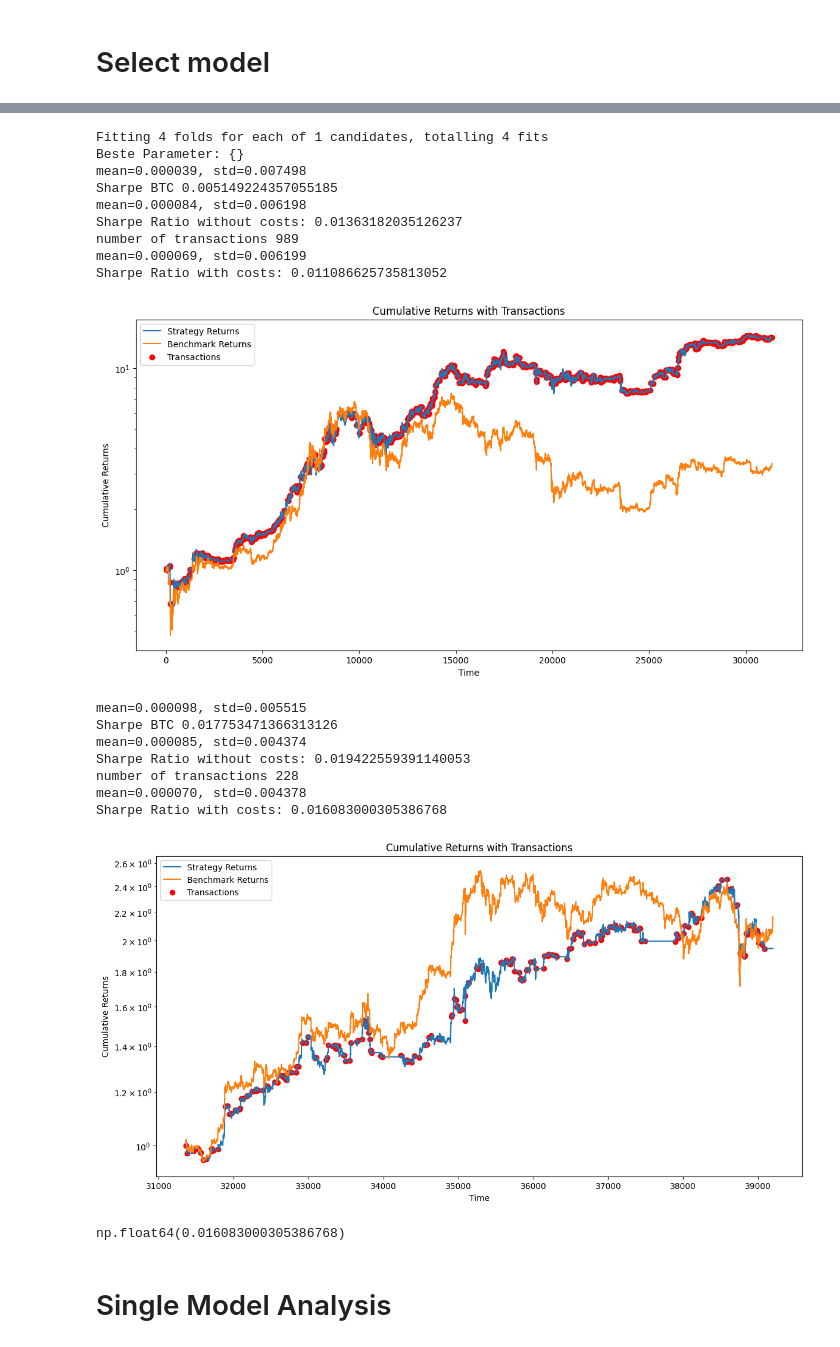
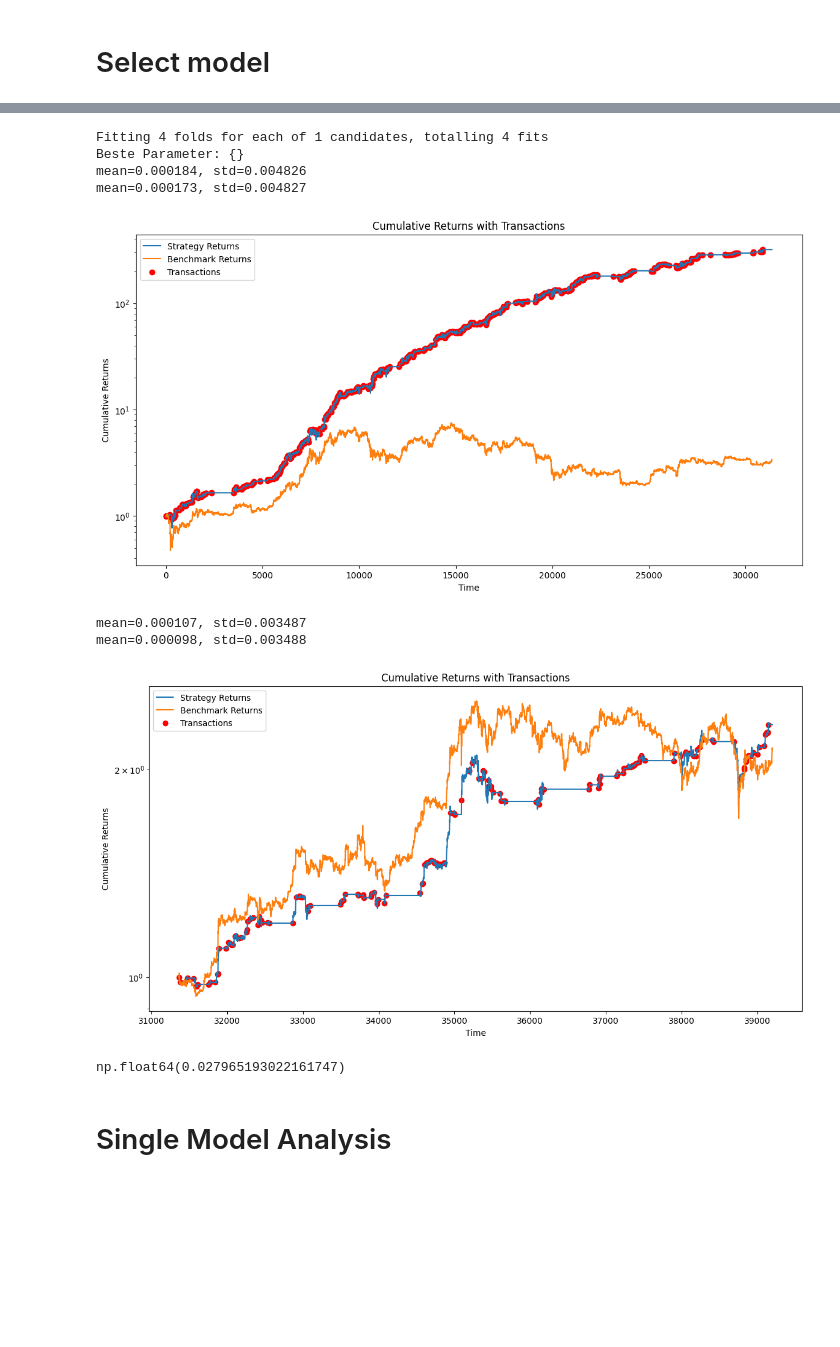
Before and after one commit to adrianbeer/GetaBot, a Jupyter notebook: DecisionTree.ipynb, the cells around one changed output, grey strips where cells are left out. Cells and saved outputs as stored; diff of their text form; code cells hidden in the pictures; blank space fills up the shorter version.

```diff
--- a/DecisionTree.ipynb
+++ b/DecisionTree.ipynb
@@ -436,7 +412,9 @@ def find_best_indicators(data: pd.DataFrame, indicators: list, target: str, hold
     for r in [3, 4, 5, 6]:
         for combo in sample(list(combinations(indicators, r)), max_n_of_models):
             features = list(combo)
-            clf, X_test, X_train = train_model(data, features, target, param_grid=param_grid, estimator=XGBClassifier(random_state=42))
+            clf, X_test, X_train = train_model(data, features, target, param_grid=param_grid, estimator=XGBClassifier(max_depth=3,
+                                                                                                                      random_state=42,
+                                                                                                                      tree_method='hist'))
 
             train_sharpe = evaluate_model(X_train, clf, signal_threshold=signal_threshold, holding_period=holding_period, data=data, plot=plot)
             test_sharpe = evaluate_model(X_test, clf, signal_threshold=signal_threshold, holding_period=holding_period, data=data, plot=plot)
@@ -451,7 +429,7 @@ def find_best_indicators(data: pd.DataFrame, indicators: list, target: str, hold
                 best_combination = combo
                 best_model = clf
 
-    print(f"Best Sharpe Ratio: {best_sharpe}")
+    #print(f"Best Sharpe Ratio: {best_sharpe}")
     print(f"Best Indicator Combination: {best_combination}")
 
     return best_model, best_combination, best_sharpe, train_sharpe_ratios, test_sharpe_ratios, models, combos
@@ -694,10 +889,10 @@ plt.plot(windows, qs)
 # %%
 HOLDING_WINDOW = 12
+SIG_TH = 0.55
 # %%
 # Labels erstellen
 labeled_data = create_labels(df_hour, window=HOLDING_WINDOW)
 
-#dt_indicators.extend([f'EMA_{5}', f'EMA_{50}', f'EMA_{500}'])
 # Liste der Indikatoren
 features = dt_indicators
 
@@ -706,7 +901,7 @@ best_model, best_combination, best_sharpe, train_sharpe_ratios, test_sharpe_rati
                                                                                                                         features,
                                                                                                                         holding_period=HOLDING_WINDOW,
                                                                                                                         target="label",
-                                                                                                                        signal_threshold=0.55,
+                                                                                                                        signal_threshold=SIG_TH,
                                                                                                                         plot=False)
 # %% [output]
 Fitting 4 folds for each of 1 candidates, totalling 4 fits
@@ -961,8 +1129,8 @@ res.iloc[interesting_indices].sort_values("model_score", ascending=True)[:20]
 # Select model
 # %%
 ################################################
-idx = 10
+idx = 332
 print(combos[idx])
-THRESHOLD = 0.55
+THRESHOLD = 0.6
 #################################################
 # %% [output]
@@ -982,30 +1150,21 @@ XGBClassifier(base_score=None, booster=None, callbacks=None,
               multi_strategy=None, n_estimators=None, n_jobs=None,
               num_parallel_tree=None, random_state=42, ...)
 # %%
-_, X_test, X_train = train_model(data=labeled_data, features=combos[idx], target="label", param_grid={}, estimator=DecisionTreeClassifier(random_state=42))
+_ESTIMATOR = XGBClassifier(random_state=42, max_depth=3) # DOESNT MATTER , JUST TO GENERATE X_TEST AND X_TRAIN
+_, X_test, X_train = train_model(data=labeled_data, features=combos[idx], target="label", param_grid={}, estimator=_ESTIMATOR)
 
 evaluate_model(X_train, models[idx], data=labeled_data, signal_threshold=THRESHOLD, holding_period=HOLDING_WINDOW, plot=True)
 evaluate_model(X_test, models[idx], data=labeled_data, signal_threshold=THRESHOLD, holding_period=HOLDING_WINDOW, plot=True)
 # %% [output]
 Fitting 4 folds for each of 1 candidates, totalling 4 fits
 Beste Parameter: {}
-mean=0.000039, std=0.007498
-Sharpe BTC 0.005149224357055185
-mean=0.000084, std=0.006198
-Sharpe Ratio without costs: 0.01363182035126237
-number of transactions 989
-mean=0.000069, std=0.006199
-Sharpe Ratio with costs: 0.011086625735813052
+mean=0.000184, std=0.004826
+mean=0.000173, std=0.004827
-[figure, old version]
+[figure, new version]
-mean=0.000098, std=0.005515
-Sharpe BTC 0.017753471366313126
-mean=0.000085, std=0.004374
-Sharpe Ratio without costs: 0.019422559391140053
-number of transactions 228
-mean=0.000070, std=0.004378
-Sharpe Ratio with costs: 0.016083000305386768
+mean=0.000107, std=0.003487
+mean=0.000098, std=0.003488
-[figure, old version]
+[figure, new version]
-np.float64(0.016083000305386768)
+np.float64(0.027965193022161747)
 # %% [markdown]
 # Single Model Analysis
 # %%
```
Also changed, not shown: parts of 20 cells of this notebook.
